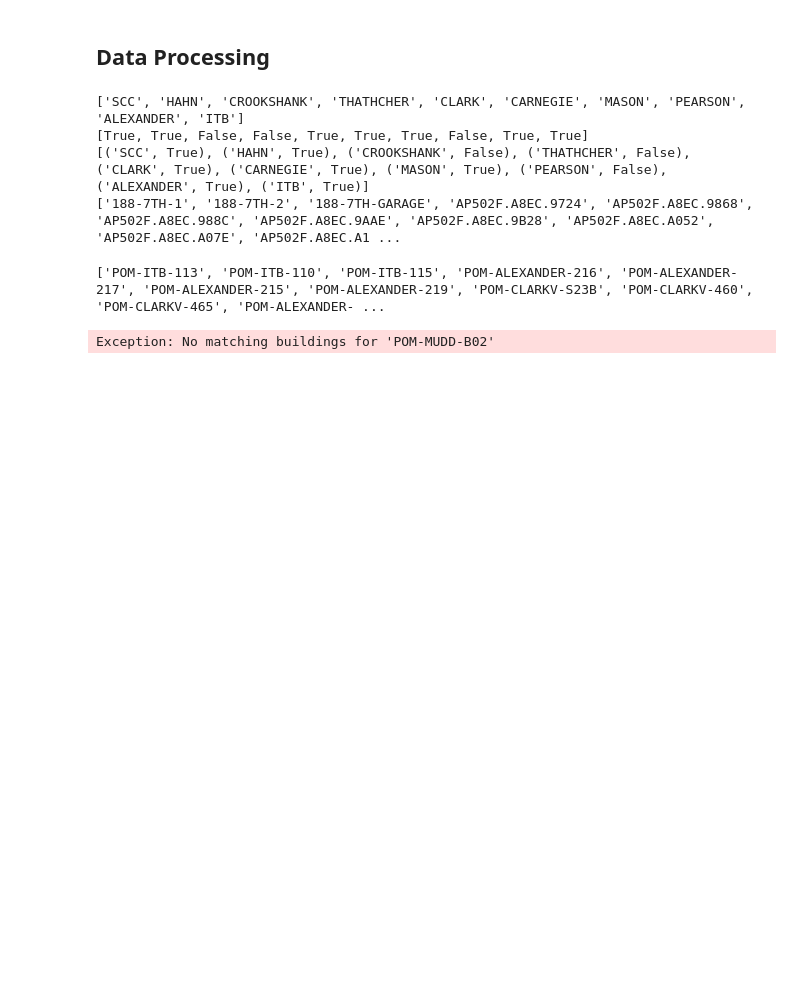
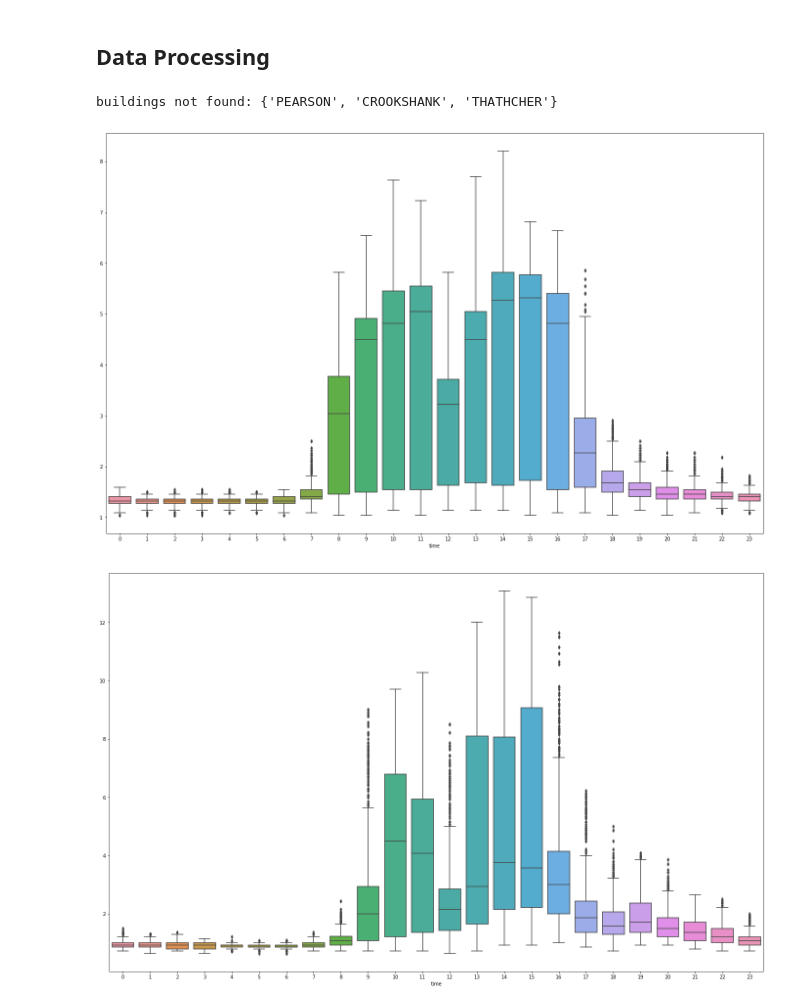
Before and after one commit to lux12337/wifi_occupancy, a Jupyter notebook: analytics-apps/boxplots.ipynb, the cells around one changed output. Cells and saved outputs as stored; diff of their text form; code cells hidden in the pictures; blank space fills up the shorter version.

Commit message:
first boxplots appear

```diff
--- a/analytics-apps/boxplots.ipynb
+++ b/analytics-apps/boxplots.ipynb
@@ -45,46 +45,43 @@ buildings = [
 occ: pd.DataFrame = dfm.csv_to_timeseries_df(
     filepath=filepath, timezone=timezone
 )
-# %%
-acpts = occ.columns.to_list()
-acpts.sort()
-
-buildings_in_cols = [False] * len(buildings)
-for bi in range(0, len(buildings)):
-    for a in acpts:
-        if buildings[bi] in a:
-            buildings_in_cols[bi] = True
-            break
-# %%
-print(buildings)
-print(buildings_in_cols)
-print(list(zip(buildings, buildings_in_cols)))
-print(acpts)
-# %% [output]
-['SCC', 'HAHN', 'CROOKSHANK', 'THATHCHER', 'CLARK', 'CARNEGIE', 'MASON', 'PEARSON', 'ALEXANDER', 'ITB']
-[True, True, False, False, True, True, True, False, True, True]
-[('SCC', True), ('HAHN', True), ('CROOKSHANK', False), ('THATHCHER', False), ('CLARK', True), ('CARNEGIE', True), ('MASON', True), ('PEARSON', False), ('ALEXANDER', True), ('ITB', True)]
-['188-7TH-1', '188-7TH-2', '188-7TH-GARAGE', 'AP502F.A8EC.9724', 'AP502F.A8EC.9868', 'AP502F.A8EC.988C', 'AP502F.A8EC.9AAE', 'AP502F.A8EC.9B28', 'AP502F.A8EC.A052', 'AP502F.A8EC.A07E', 'AP502F.A8EC.A1 ...
 # %%
-# Eliminate unnecessary columns.
-dropped = occ.drop(columns=list(filter(
+# Eliminate columns for access points not in the buildings we want.
+occ = occ.drop(columns=list(filter(
     # add to drop-list if NOT in the buildings we want.
     lambda col: schema.col_to_building(col, safe=True) not in buildings,
     occ.columns.to_list()
 )))
 
-print(dropped.columns.to_list())
-
 occ = dfm.fill_intervening_nas(
     occ, inplace=True, fill_val=0
 )
-# %% [output]
-['POM-ITB-113', 'POM-ITB-110', 'POM-ITB-115', 'POM-ALEXANDER-216', 'POM-ALEXANDER-217', 'POM-ALEXANDER-215', 'POM-ALEXANDER-219', 'POM-CLARKV-S23B', 'POM-CLARKV-460', 'POM-CLARKV-465', 'POM-ALEXANDER- ...
 # %%
 occ_bybuild = occ.groupby(
     by=schema.col_to_building, axis=1
 )
-
-print(occ_bybuild.groups)
-# %% [output]
-Exception: No matching buildings for 'POM-MUDD-B02'
+# %%
+print('buildings not found: {}'.format(set(buildings) - set(occ_bybuild.groups.keys())))
+
+# We can only work with the buildings we found.
+buildings = list(occ_bybuild.groups.keys())
+# %% [output]
+buildings not found: {'PEARSON', 'CROOKSHANK', 'THATHCHER'}
+# %%
+for name, build_occ in occ_bybuild:
+    mean_occupancy: pd.DataFrame = dfm.row_means(build_occ)
+
+    fig, ax = plt.subplots(figsize=(24, 15))
+    ax.set_title(name)
+    a
+
+    seaborn.boxplot(
+        # The hours (a number [0,23]) for each row.
+        x=mean_occupancy.index.hour,
+        # The total occupancy at that hour.
+        y=mean_occupancy,
+        ax=ax
+    )
+# %% [output]
+[figure, added]
+[figure, added]
```
Also changed, not shown: parts of 1 cell of this notebook.
